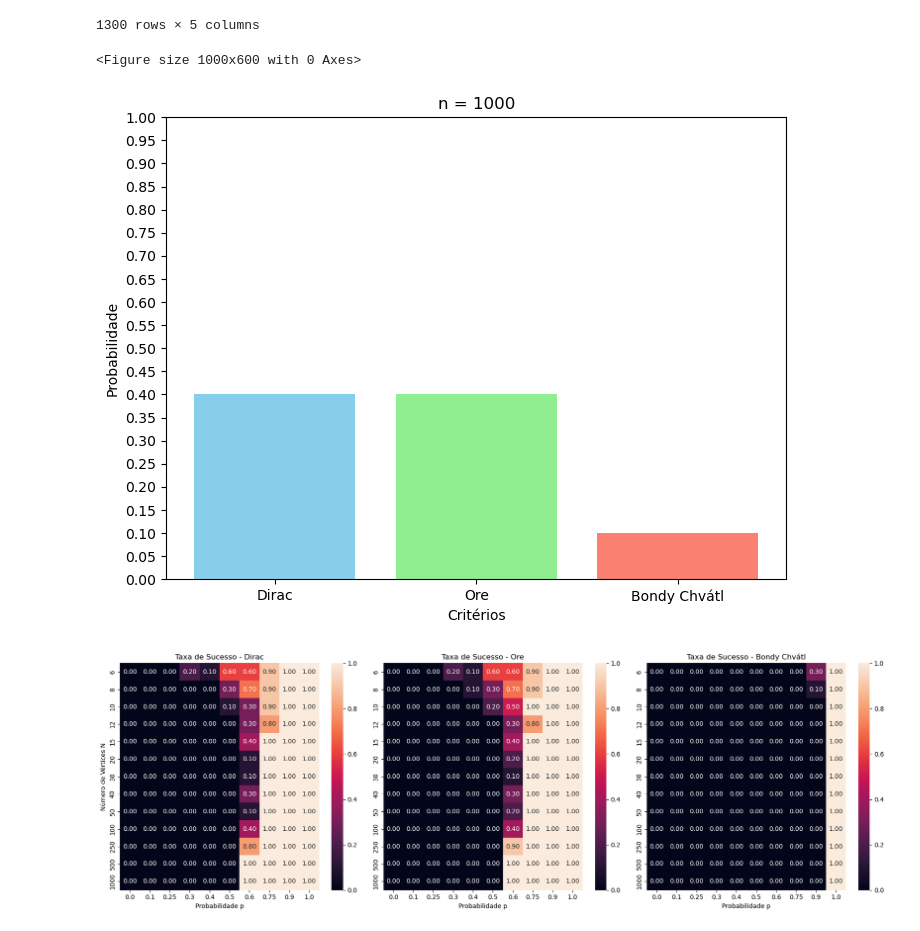
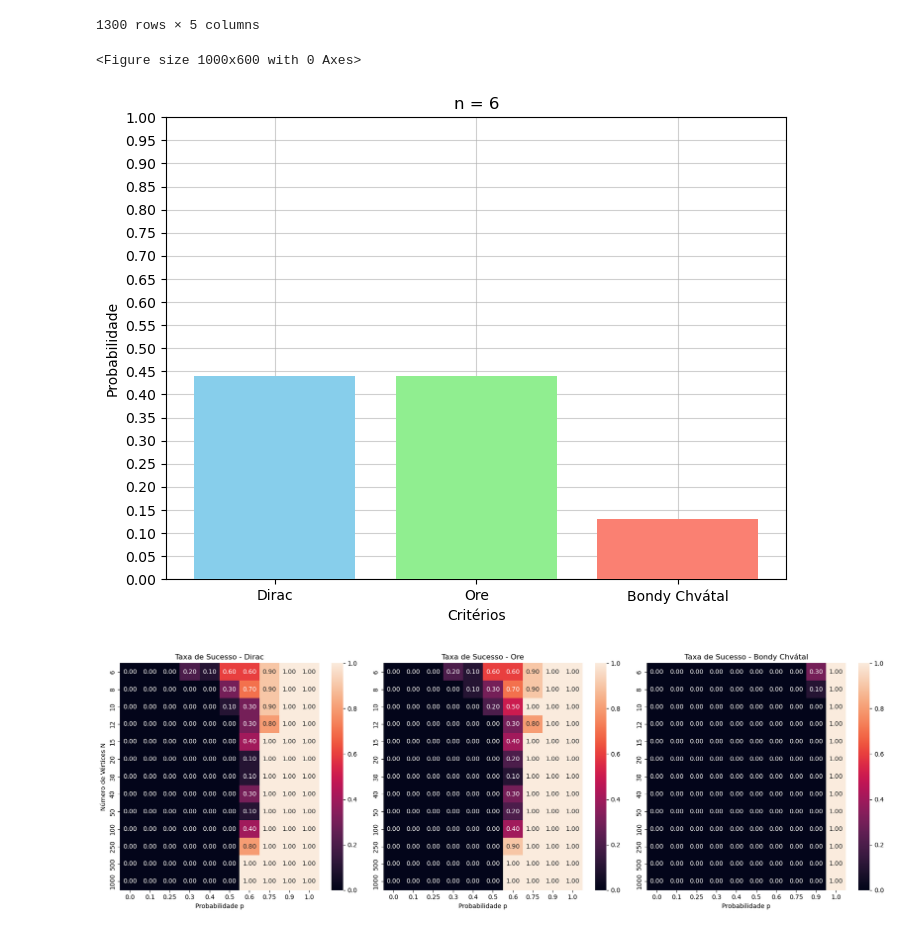
Before and after one commit to FelipeMDB-UNESP/Grafos, a Jupyter notebook: Trabalho2/graficos.ipynb, the cells around one changed output. Cells and saved outputs as stored; diff of their text form; code cells hidden in the pictures.

```diff
--- a/Trabalho2/graficos.ipynb
+++ b/Trabalho2/graficos.ipynb
@@ -54,34 +54,35 @@ n_1000 = df[df['n'] == 1000]
 # %%
 #Grafico de barras para n-individual
 
 plt.figure(figsize=(10, 6))
 
 #Aqui tribui-se a n o valor n_'numero'
-n = n_1000
+n = n_6
 
 prob_dirac = n['Dirac'].mean()
 prob_ore = n['Ore'].mean()
 prob_bondy = n['Bondy_Chvatl'].mean()
 
 labels = ['Dirac', 'Ore', 'Bondy Chvátal']
 prob_values = [prob_dirac, prob_ore, prob_bondy]
 
 plt.figure(figsize=(8, 6))
-plt.bar(labels, prob_values, color=['skyblue', 'lightgreen', 'salmon'])
+plt.bar(labels, prob_values, color=['skyblue', 'lightgreen', 'salmon'], zorder=5)
 
 plt.xlabel('Critérios')
 plt.ylabel('Probabilidade')
 
 #Substituir pelo mesmo n_'numero' atribuido a n para titulo
-plt.title('n = 1000')
+plt.title('n = 6')
 
 plt.ylim(0, 1)
 plt.yticks(np.linspace(0, 1, 21))
+plt.grid(True, zorder=0, alpha=0.6)
 
 plt.show()
 # %% [output]
 <Figure size 1000x600 with 0 Axes>
-[figure, old version]
+[figure, new version]
 # %%
 #Heatmap dos 3 teoremas NxP e e taxa de sucesso (quantidade de 1)
 
```
Also changed, not shown: parts of 2 cells of this notebook.
